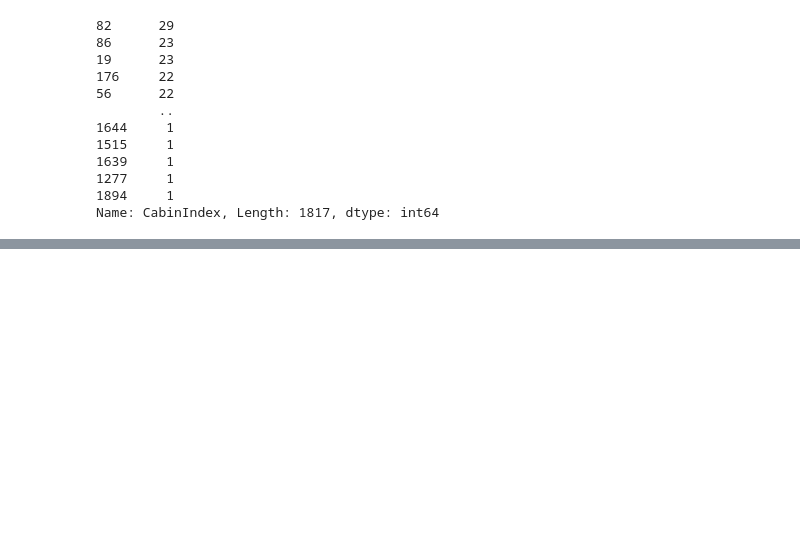
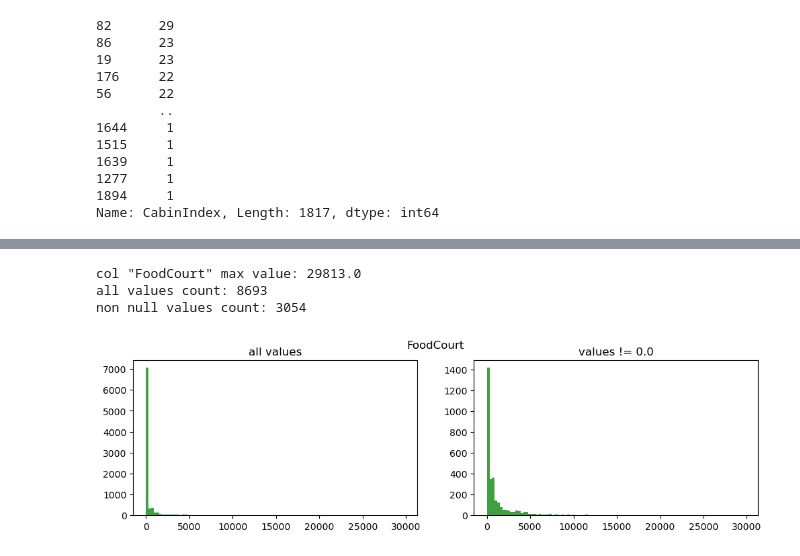
Before and after one commit to irvind/spaceship_titanic, a Jupyter notebook: spaceship_titanic.ipynb, the cells around one changed output, grey strips where cells are left out. Saved outputs shown, nothing was run; the diff lists cells and outputs as text; code cells hidden in the pictures; blank space fills up the shorter version.

```diff
--- a/spaceship_titanic.ipynb
+++ b/spaceship_titanic.ipynb
@@ -363,0 +374,8 @@ plt.show()
+# %%
+show_hist_diagram(df, 'FoodCourt')
+plt.show()
+# %% [output]
+col "FoodCourt" max value: 29813.0
+all values count: 8693
+non null values count: 3054
+[figure, added]
```
Also changed, not shown: parts of 17 cells of this notebook.
